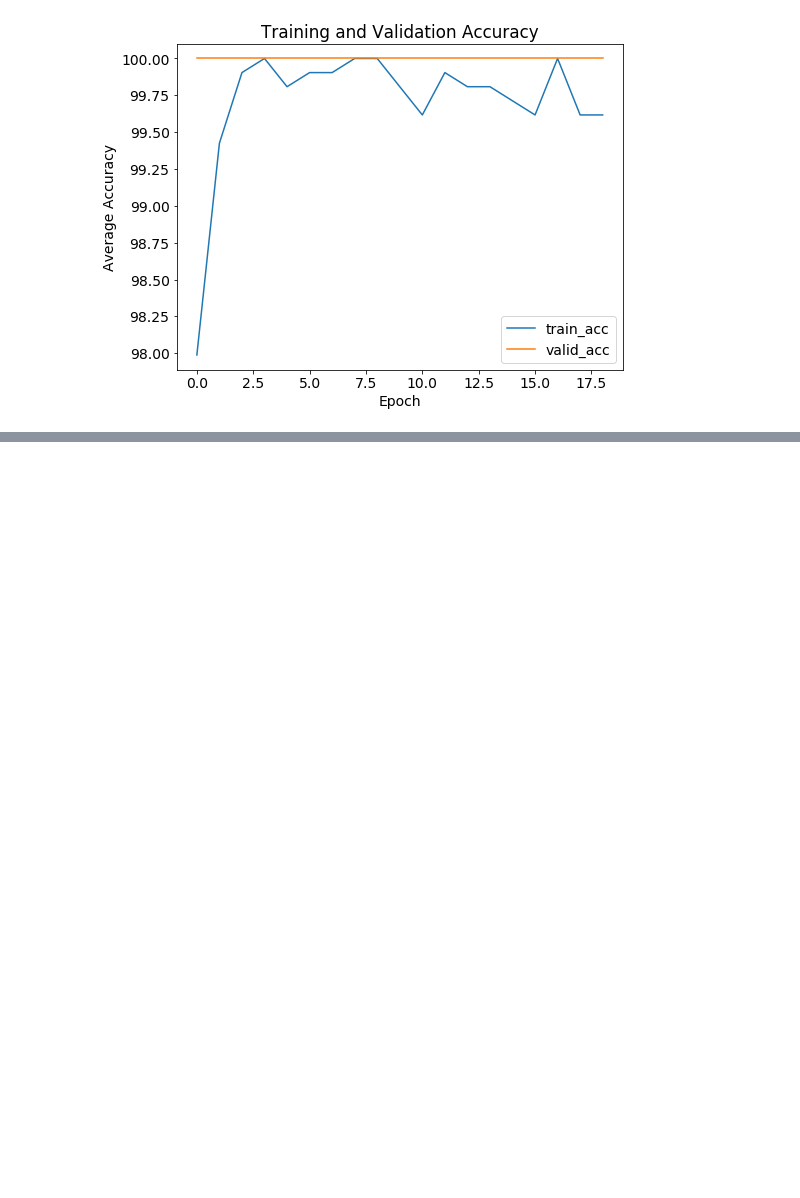
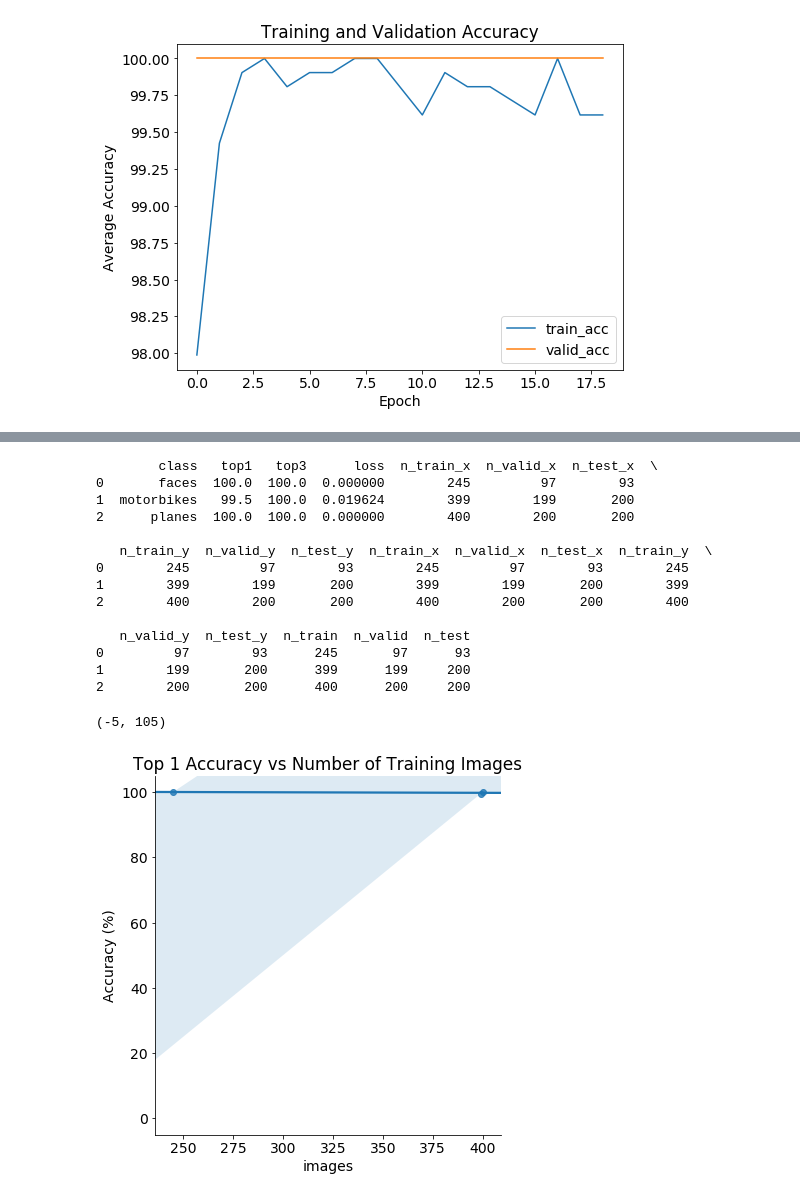
Before and after one commit to m1key/pytorch-sandbox, a Jupyter notebook: sandbox.ipynb, the cells around one changed output, grey strips where cells are left out. Cells and saved outputs as stored; diff of their text form; code cells hidden in the pictures; blank space fills up the shorter version.

```diff
--- a/sandbox.ipynb
+++ b/sandbox.ipynb
@@ -624,0 +906,9 @@ else:
+# %%
+testiter = iter(dataloaders['test'])
+# Get a batch of testing images and labels
+features, targets = next(testiter)
+
+if train_on_gpu:
+    accuracy(model(features.to('cuda')), targets, topk=(1, 3))
+else:
+    accuracy(model(features), targets, topk=(1, 3))
@@ -624,0 +977,33 @@ else:
+# %%
+import seaborn as sns
+
+results = results.merge(cat_df, left_on='class', right_on='category').\
+    drop(columns=['category'])
+
+# For some reason, this makes the code pass.
+print(results)
+
+# Plot using seaborn
+sns.lmplot(
+    y='top1', x='n_train', data=results, height=6)
+plt.xlabel('images')
+plt.ylabel('Accuracy (%)')
+plt.title('Top 1 Accuracy vs Number of Training Images')
+plt.ylim(-5, 105)
+# %% [output]
+        class   top1   top3      loss  n_train_x  n_valid_x  n_test_x  \
+0       faces  100.0  100.0  0.000000        245         97        93
+1  motorbikes   99.5  100.0  0.019624        399        199       200
+2      planes  100.0  100.0  0.000000        400        200       200
+
+   n_train_y  n_valid_y  n_test_y  n_train_x  n_valid_x  n_test_x  n_train_y  \
+0        245         97        93        245         97        93        245
+1        399        199       200        399        199       200        399
+2        400        200       200        400        200       200        400
+
+   n_valid_y  n_test_y  n_train  n_valid  n_test
+0         97        93      245       97      93
+1        199       200      399      199     200
+2        200       200      400      200     200
+(-5, 105)
+[figure, added]
```
Also changed, not shown: parts of 26 cells of this notebook, 5 other files.
